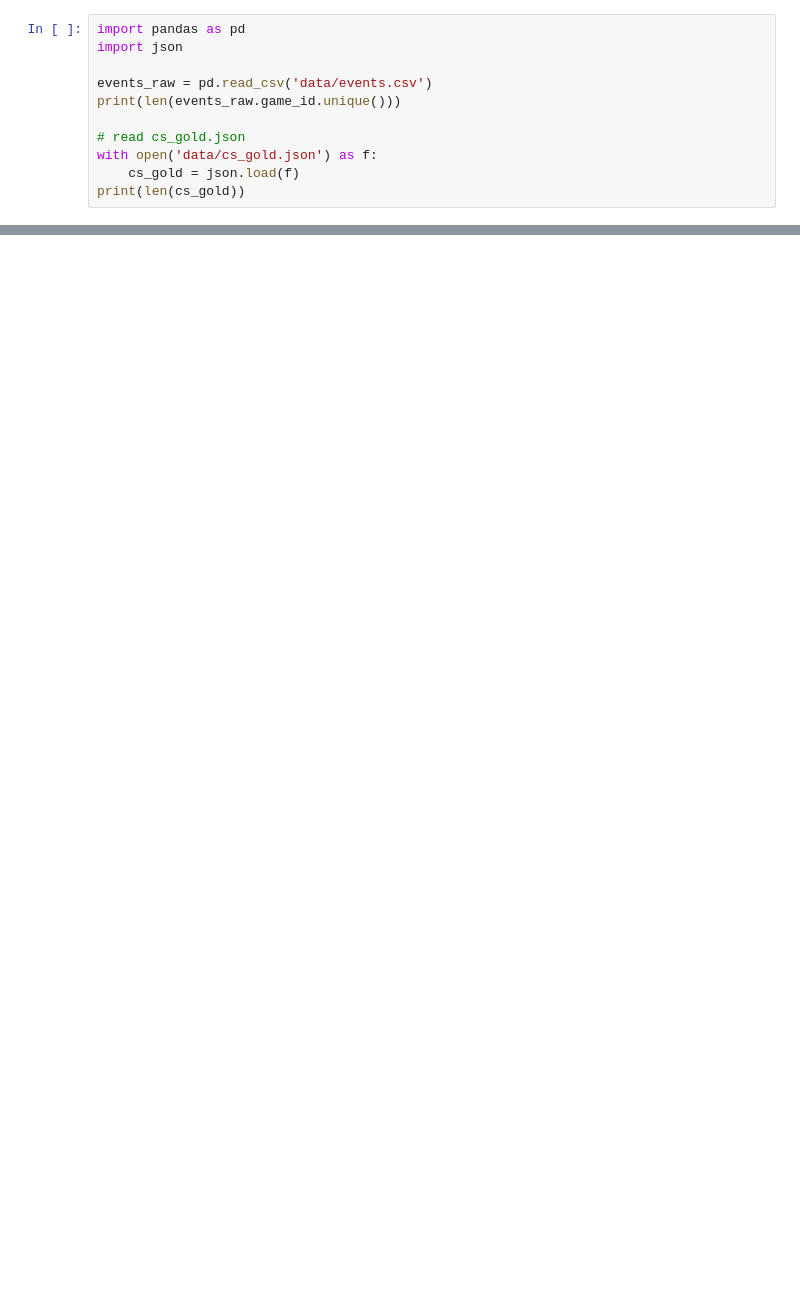
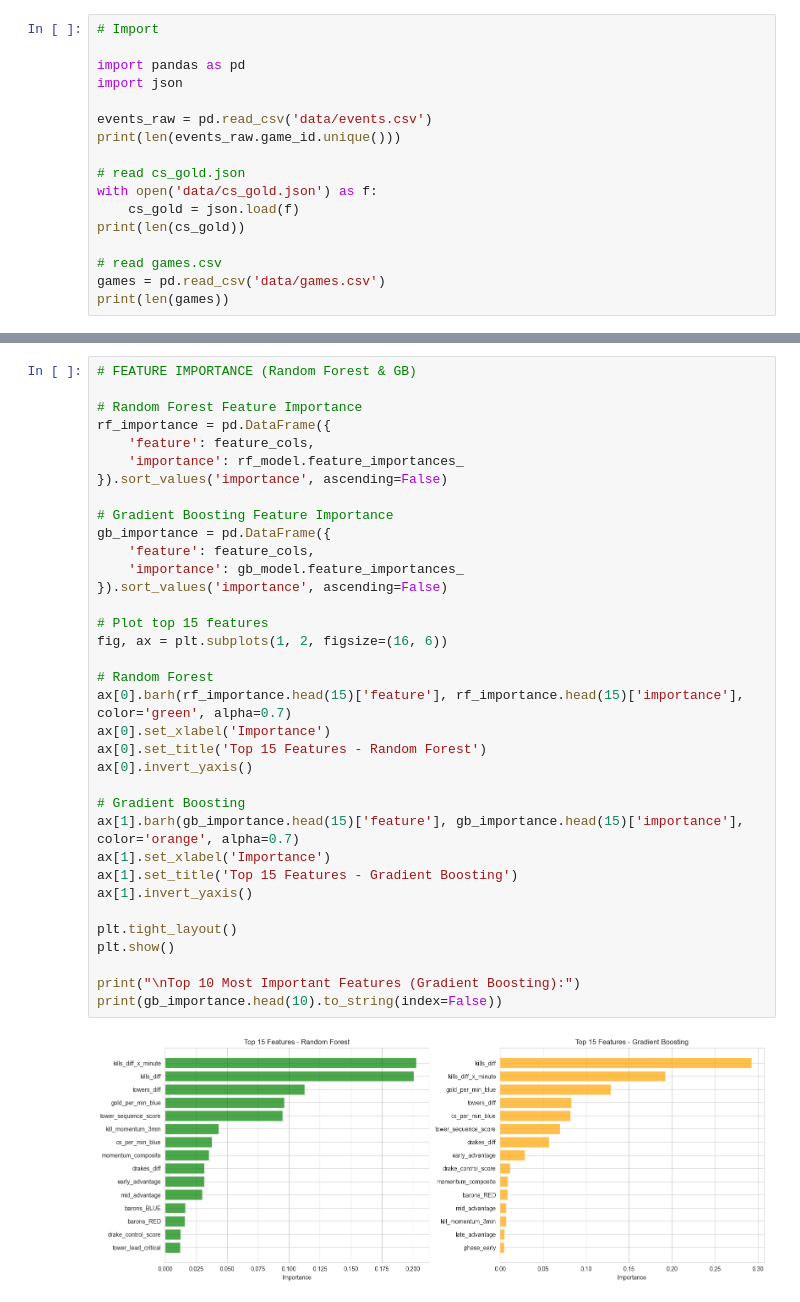
Before and after one commit to Admex666/TSDP, a Jupyter notebook: TipForge/esport-lol/realtime_ml.ipynb, the cells around one changed output, grey strips where cells are left out. Cells and saved outputs as stored; diff of their text form; blank space fills up the shorter version.

```diff
--- a/TipForge/esport-lol/realtime_ml.ipynb
+++ b/TipForge/esport-lol/realtime_ml.ipynb
@@ -1,4 +1,6 @@
 # %%
+# Import
+
 import pandas as pd
 import json
 
@@ -9,3 +11,7 @@ print(len(events_raw.game_id.unique()))
 with open('data/cs_gold.json') as f:
     cs_gold = json.load(f)
 print(len(cs_gold))
+
+# read games.csv
+games = pd.read_csv('data/games.csv')
+print(len(games))
@@ -169,0 +899,37 @@ snapshots.head(10)
+# %%
+# FEATURE IMPORTANCE (Random Forest & GB)
+
+# Random Forest Feature Importance
+rf_importance = pd.DataFrame({
+    'feature': feature_cols,
+    'importance': rf_model.feature_importances_
+}).sort_values('importance', ascending=False)
+
+# Gradient Boosting Feature Importance
+gb_importance = pd.DataFrame({
+    'feature': feature_cols,
+    'importance': gb_model.feature_importances_
+}).sort_values('importance', ascending=False)
+
+# Plot top 15 features
+fig, ax = plt.subplots(1, 2, figsize=(16, 6))
+
+# Random Forest
+ax[0].barh(rf_importance.head(15)['feature'], rf_importance.head(15)['importance'], color='green', alpha=0.7)
+ax[0].set_xlabel('Importance')
+ax[0].set_title('Top 15 Features - Random Forest')
+ax[0].invert_yaxis()
+
+# Gradient Boosting
+ax[1].barh(gb_importance.head(15)['feature'], gb_importance.head(15)['importance'], color='orange', alpha=0.7)
+ax[1].set_xlabel('Importance')
+ax[1].set_title('Top 15 Features - Gradient Boosting')
+ax[1].invert_yaxis()
+
+plt.tight_layout()
+plt.show()
+
+print("\nTop 10 Most Important Features (Gradient Boosting):")
+print(gb_importance.head(10).to_string(index=False))
+# %% [output]
+[figure, added]
```
Also changed, not shown: parts of 20 cells of this notebook, 4 other files.
